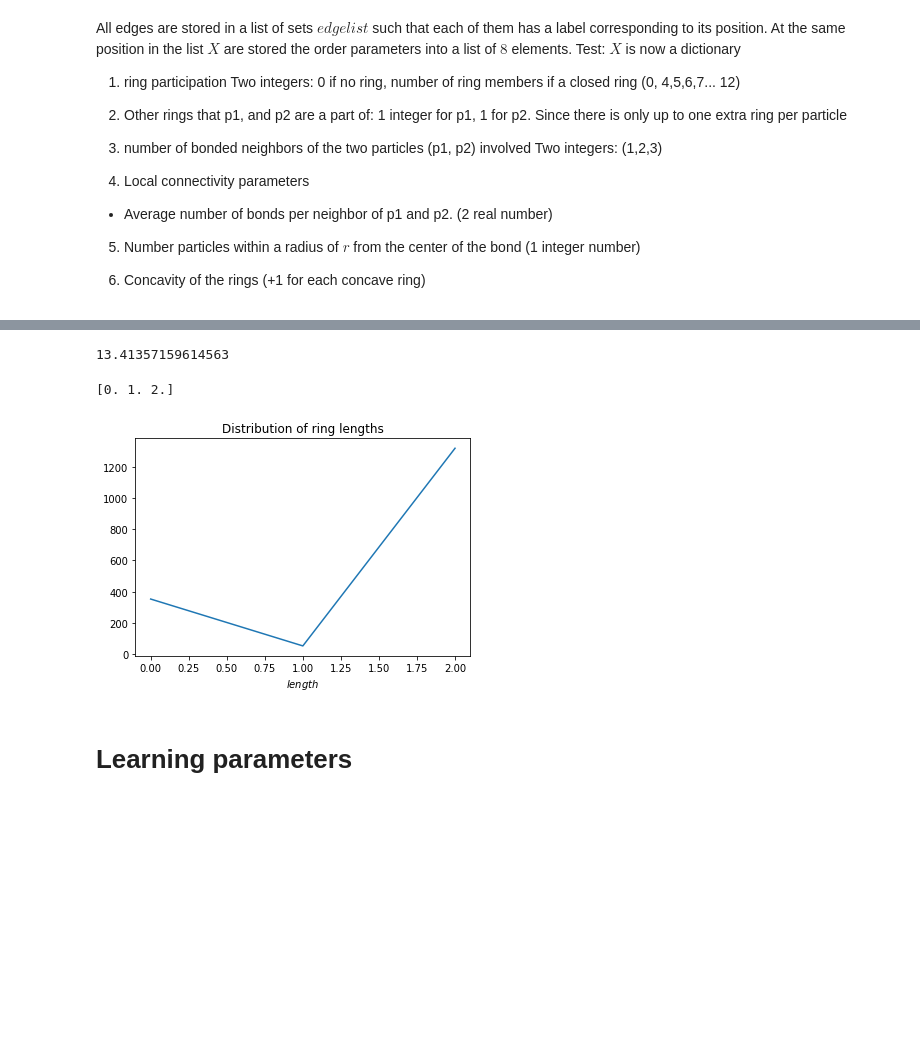
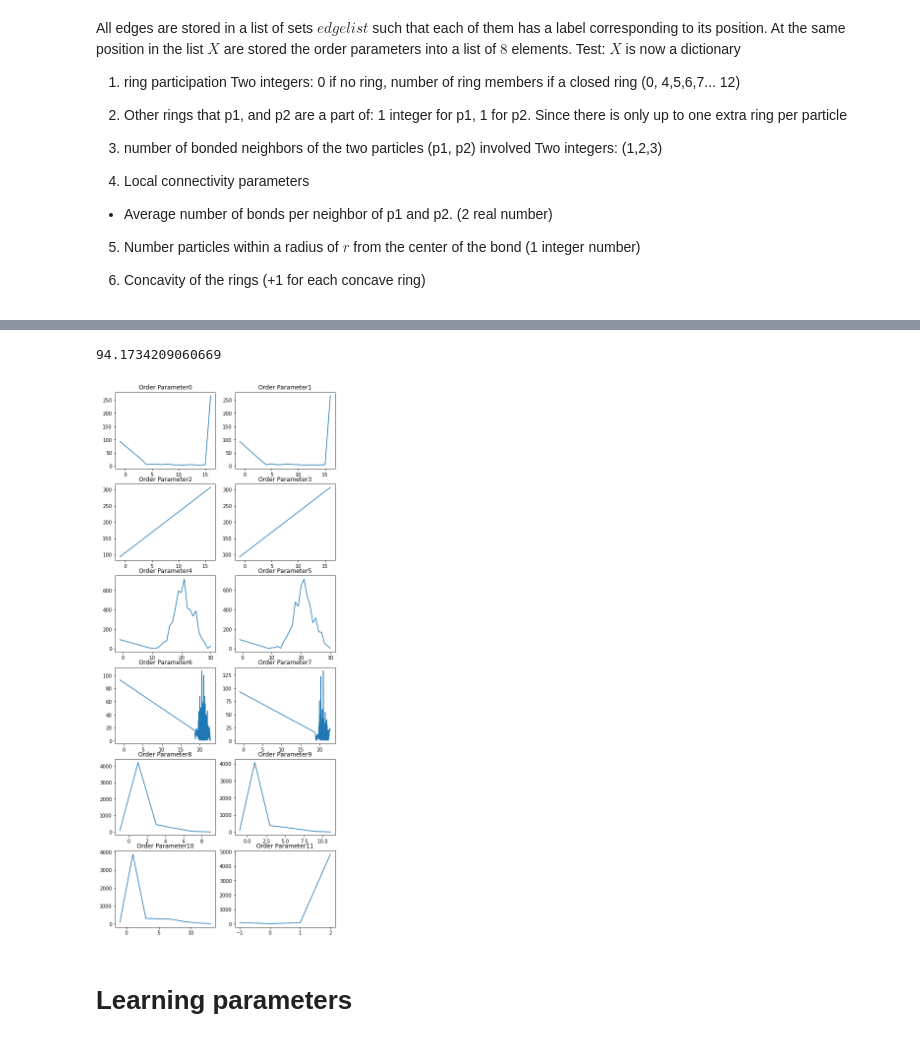
Before and after one commit to Simone7monaco/PatchyParticles, a Jupyter notebook: OrderParameters.ipynb, the cells around one changed output, grey strips where cells are left out. Drawn from its saved outputs; the diff is of its cells as text; code cells hidden in the pictures; blank space fills up the shorter version.

```diff
--- a/OrderParameters.ipynb
+++ b/OrderParameters.ipynb
@@ -204,6 +257,5 @@ plt.show()
 # %%
-#NEW
-X = np.array([-1*np.ones(10) for i in range(len(edgelist))])
+X = np.array([-1*np.ones(12) for i in range(len(edgelist))])
 P= dict()
 t0= tm.time()
 for i in range(N):
@@ -235,8 +287,8 @@ for i in range(N):
                 X[e_idx][2:4] = np.zeros(2)
 
             X[e_idx][4:6] = np.array([len(G[i]), len(G[j])])
-            X[e_idx][8] = rneighbors(i,j)
-            X[e_idx][9] = c1+c2
+            X[e_idx][8:11] = rneighbors(i,j)
+            X[e_idx][11] = c1+c2
         avg += len(G[j])
 
     avg /= len(G[i])                                                             #finds 3
@@ -247,23 +299,24 @@ for i in range(N):
 
 print(tm.time()-t0)
 # %% [output]
-13.41357159614563
+94.1734209060669
 # %%
 def cleanx(x):
     return 16 if (x==0 or x>15) else x
 
 X[:, 0:4]=[[cleanx(i) for i in x] for x in X[:, 0:4]]
-# %%
-l,occ=np.unique(X[:,9], return_counts=True)
-occ[1:]=occ[1:]/l[1:]
-plt.plot(l, occ)
-print(l)
-plt.title("Distribution of ring lengths")
-plt.xlabel("$length$")
-plt.show()
-# %% [output]
-[0. 1. 2.]
-[figure, removed]
+# %%
+fig, ax = plt.subplots(6,2, figsize=(8,20))
+for s in range(X.shape[1]):
+    l,occ=np.unique(X[:,s], return_counts=True)
+    if s<4: occ[1:]=occ[1:]/l[1:]
+
+    ax[s//2][s%2].plot(l, occ)
+    ax[s//2][s%2].set_title("Order Parameter"+str(s))
+
+plt.show()
+# %% [output]
+[figure, added]
 # %% [markdown]
 # Learning parameters
 # %%
```
Also changed, not shown: parts of 14 cells of this notebook.
